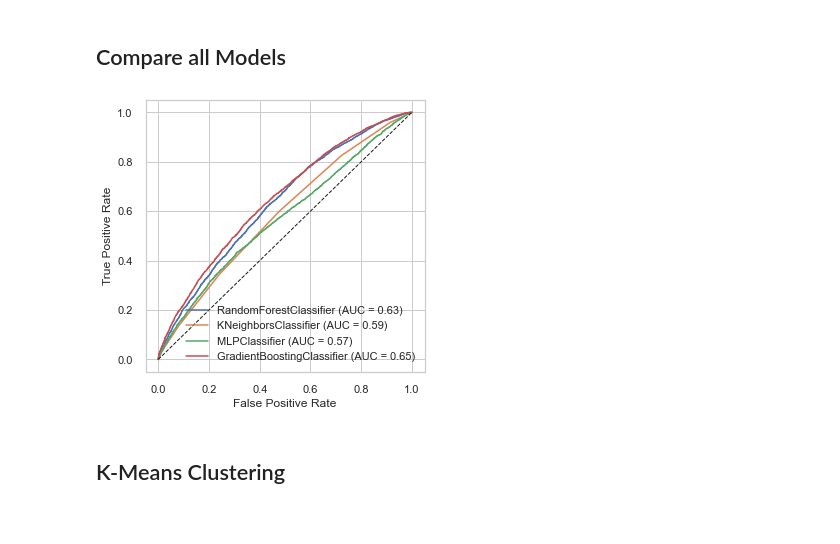
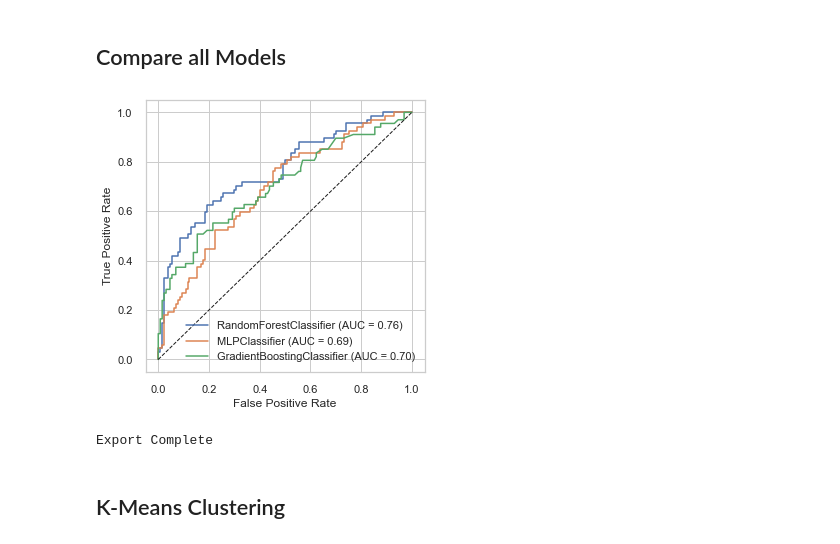
Before and after one commit to bcullinan32/ML_Course, a Jupyter notebook: Class-Data-Clean-Up.ipynb, the cells around one changed output. Saved outputs shown, nothing was run; the diff lists cells and outputs as text; code cells hidden in the pictures.

```diff
--- a/Class-Data-Clean-Up.ipynb
+++ b/Class-Data-Clean-Up.ipynb
@@ -812,8 +809,8 @@ featureList = PredictorVar_orig # Parking Lot: PredictorVar_pca
 
 # Scale X sets:
 sc_X = StandardScaler()
-x_train = sc_X.fit_transform(x_train_Active)
-x_test = sc_X.transform(x_test_Active)
+x_train_Active = sc_X.fit_transform(x_train)
+x_test_Active = sc_X.transform(x_test)
 # %% [markdown]
 ## Random Forest
 # %%
@@ -821,10 +818,10 @@ print("starting RF")
 # Random Forest
 ## Set and Fit Model
 rf = RandomForestClassifier(n_estimators=500, max_leaf_nodes=32,n_jobs=-1)
-rf.fit(x_train,y_train)
+rf.fit(x_train_Active,y_train_Active)
 
 ## Make Predictions
-y_pred_rf = rf.predict(x_test)
+y_pred_rf = rf.predict(x_test_Active)
 print("done RF")
 # %% [output]
 starting RF
@@ -946,8 +943,8 @@ Start GB Feature Importance
 print("starting N.N. Classifier")
 nn = MLPClassifier(hidden_layer_sizes=(256,128,64,32),
                    activation="relu",random_state=1)
-nn.fit(x_train, y_train)
-y_pred_nn = nn.predict(x_test)
-print(nn.score(x_test, y_test))
+nn.fit(x_train_Active, y_train_Active)
+y_pred_nn = nn.predict(x_test_Active)
+print(nn.score(x_test_Active, y_test_Active))
 # %% [output]
 starting N.N. Classifier
@@ -1027,15 +991,0 @@ starting KNN
-# %%
-sns.set_style("whitegrid")
-fig, (ax1,ax2) = plt.subplots(ncols=2,sharex=True, sharey=False, figsize=(15,9))
-
-sns.lineplot(
-    data=knn_bestK, ax=ax1,
-    x="k", y="testScore",
-    dashes=False)
-
-sns.lineplot(
-    data=knn_bestK, ax=ax2,
-    x="k", y="MSE",
-    dashes=False)
-
-plt.show()
@@ -1099,17 +993,26 @@ K.N.N ROC Plot
 ## Compare all Models
 # %%
 # Plot First Model:
-disp = plot_roc_curve(rf,x_test,y_test)
+disp = plot_roc_curve(rf,x_test_Active,y_test_Active)
 # To Add More Models, copy line below and replace model name:
-plot_roc_curve(knn,x_test,y_test, ax=disp.ax_)
-plot_roc_curve(nn,x_test,y_test, ax=disp.ax_)
-plot_roc_curve(gb,x_test,y_test, ax=disp.ax_)
+# plot_roc_curve(knn,x_test,y_test, ax=disp.ax_)
+plot_roc_curve(nn,x_test_Active,y_test_Active, ax=disp.ax_)
+plot_roc_curve(gb,x_test_Active,y_test_Active, ax=disp.ax_)
 # plot Random Line
 plt.plot([0,1], [0,1], '--k', lw=1.0, label='Random')
 
 plt.savefig(plotLoc +'ROC-Compare.png')
 # %% [output]
-[figure, old version]
+[figure, new version]
+# %%
+# Write Summary Reports to Excel
+with pd.ExcelWriter(exportPath + 'Model_QuickEval.xlsx') as writer:
+    qe_summaryDF.to_excel(writer, sheet_name='QuickEval_noPCA')
+    qe_summaryDF_wPCA.to_excel(writer, sheet_name='QuickEval_PCA')
+    summaryDF.to_excel(writer, sheet_name='Full-Model-Summary')
+print("Export Complete")
+# %% [output]
+Export Complete
 # %% [markdown]
 ## K-Means Clustering
 # %%
```
Also changed, not shown: parts of 55 cells of this notebook.
